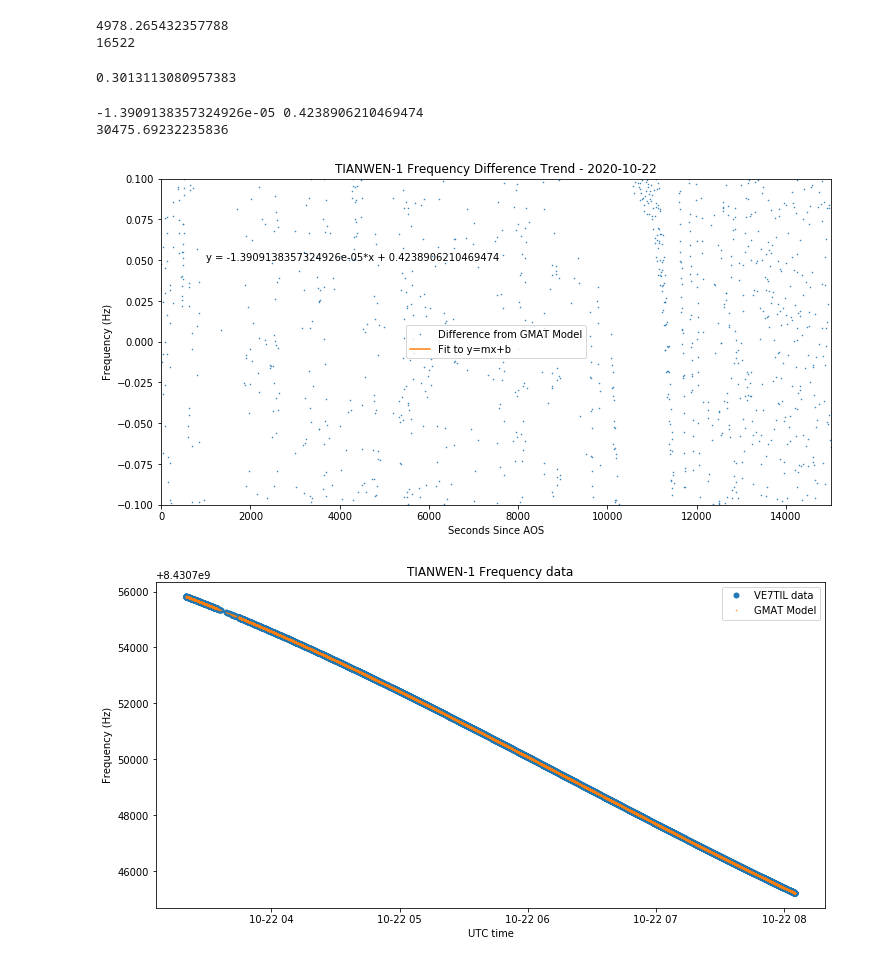
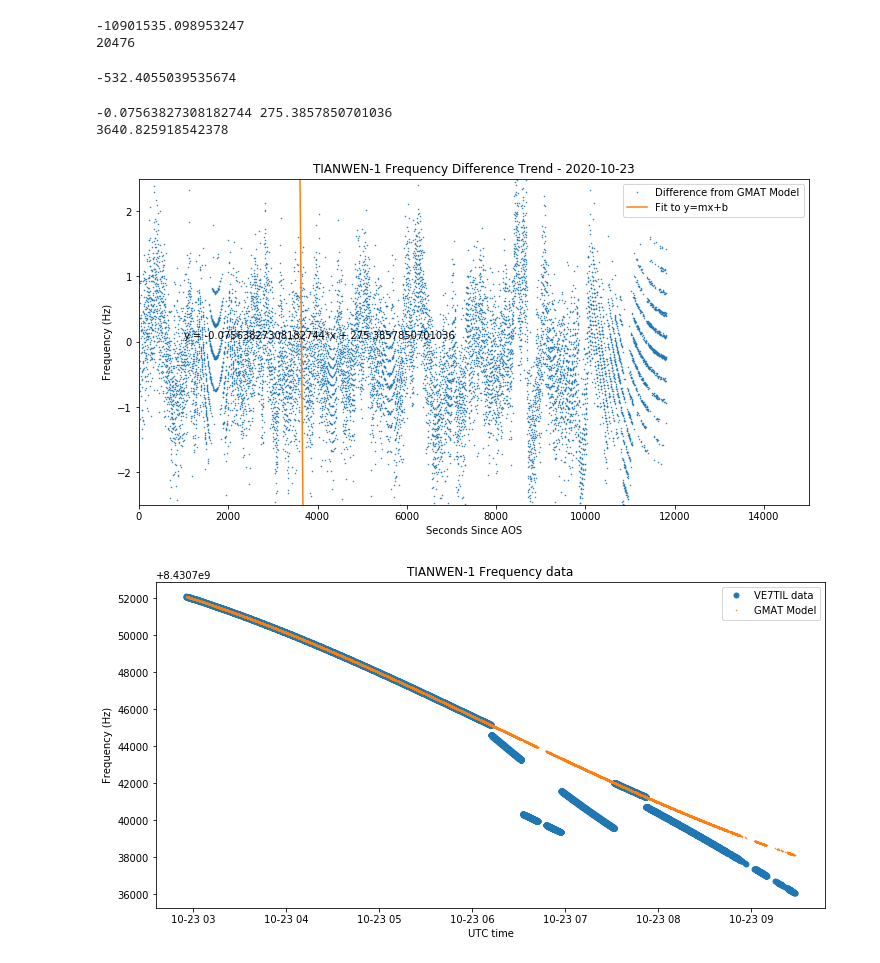
Before and after one commit to ScottTilley/tianwen1, a Jupyter notebook: Doppler_study.ipynb, the cells around one changed output. Cells and saved outputs as stored; diff of their text form; code cells hidden in the pictures.

```diff
--- a/Doppler_study.ipynb
+++ b/Doppler_study.ipynb
@@ -15,7 +15,7 @@ plt.rcParams['figure.facecolor'] = 'w'
 #f_carrier = 8431.0165302617e6 before GPSDO software change, average of Oct 11-17th.
 f_carrier = 8431.01653051e6
 # %%
-data = np.fromfile('22.dat', sep = ' ').reshape((-1,4))
+data = np.fromfile('2020-10-23_tianwen1.dat', sep = ' ').reshape((-1,4))
 t_data = Time(data[:,0], format = 'mjd')
 freq_data = data[:,1]
 # %%
@@ -40,43 +40,43 @@ print(len(freq_diff))
 
 sum(freq_diff) / len(freq_diff)
 # %% [output]
-4978.265432357788
-16522
+-10901535.098953247
+20476
-0.3013113080957383
+-532.4055039535674
 # %%
 np_diff = np.array(freq_diff)
 
 x = 0
 count = t_data.shape[0]
 t_zero = (data[0,0] - int(data[0,0])) * 86400
 np_t = [0.0] * count
 
 for x in range (0,count):
     np_t[x] = ((data[x,0] - int(data[0,0])) * 86400) - t_zero
 
     np_t = np.array(np_t)
 
 m, b = np.polyfit(np_t, np_diff,1)
 print (m, b)
 
 x=0
 x=(0-b)/m
 print (x)
 
-plt.ylim(-.1,.1)
+plt.ylim(-2.5,2.5)
 plt.xlim(0,15000)
 plt.plot(np_t, freq_diff, '.',markersize=1, label = 'Difference from GMAT Model')
 plt.plot(np_t, m*np_t + b, label = 'Fit to y=mx+b')
 plt.text(1000,.05, 'y = %s*x + %s'%(m,b))
 plt.title('TIANWEN-1 Frequency Difference Trend - %s'%t_data.datetime[0].strftime('%Y-%m-%d'))
 plt.ylabel('Frequency (Hz)')
 plt.xlabel('Seconds Since AOS')
 plt.legend()
 plt.show();
 # %% [output]
--1.3909138357324926e-05 0.4238906210469474
-30475.69232235836
+-0.07563827308182744 275.3857850701036
+3640.825918542378
-[figure, old version]
+[figure, new version]
 # %%
 plt.plot(t_data.datetime,freq_data,'.' ,markersize=10, alpha=2, label = 'VE7TIL data')
 plt.plot(t_data.datetime, freq_gmat, '.',markersize=1,alpha=1,label = 'GMAT Model')
@@ -86,7 +86,7 @@ plt.xlabel('UTC time')
 plt.legend()
 plt.show();
 # %% [output]
-[figure, old version]
+[figure, new version]
 # %%
 plt.ylim(-10,10)
 plt.plot(t_data.datetime, freq_data - freq_gmat,markersize=1,  label = 'strf file')
```
Also changed, not shown: parts of 1 cell of this notebook, 3 other files.
